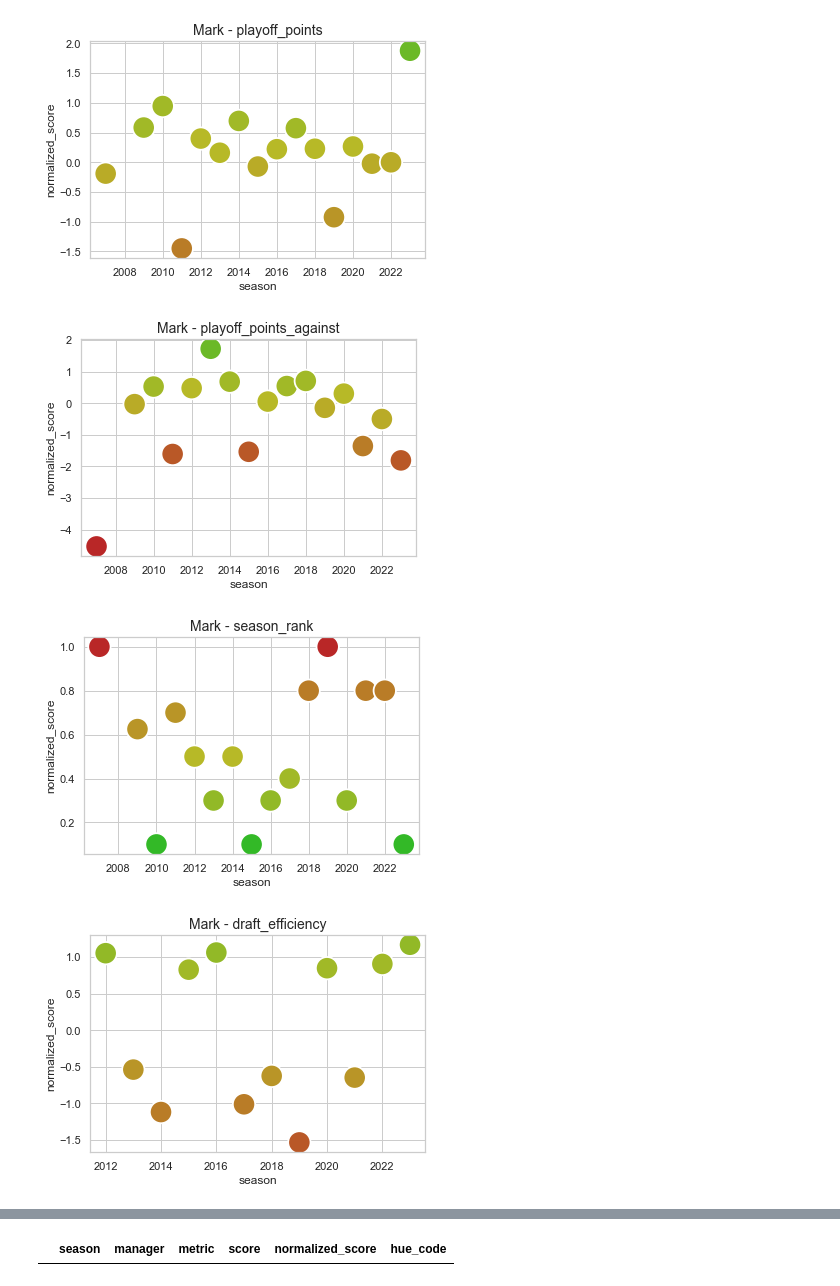
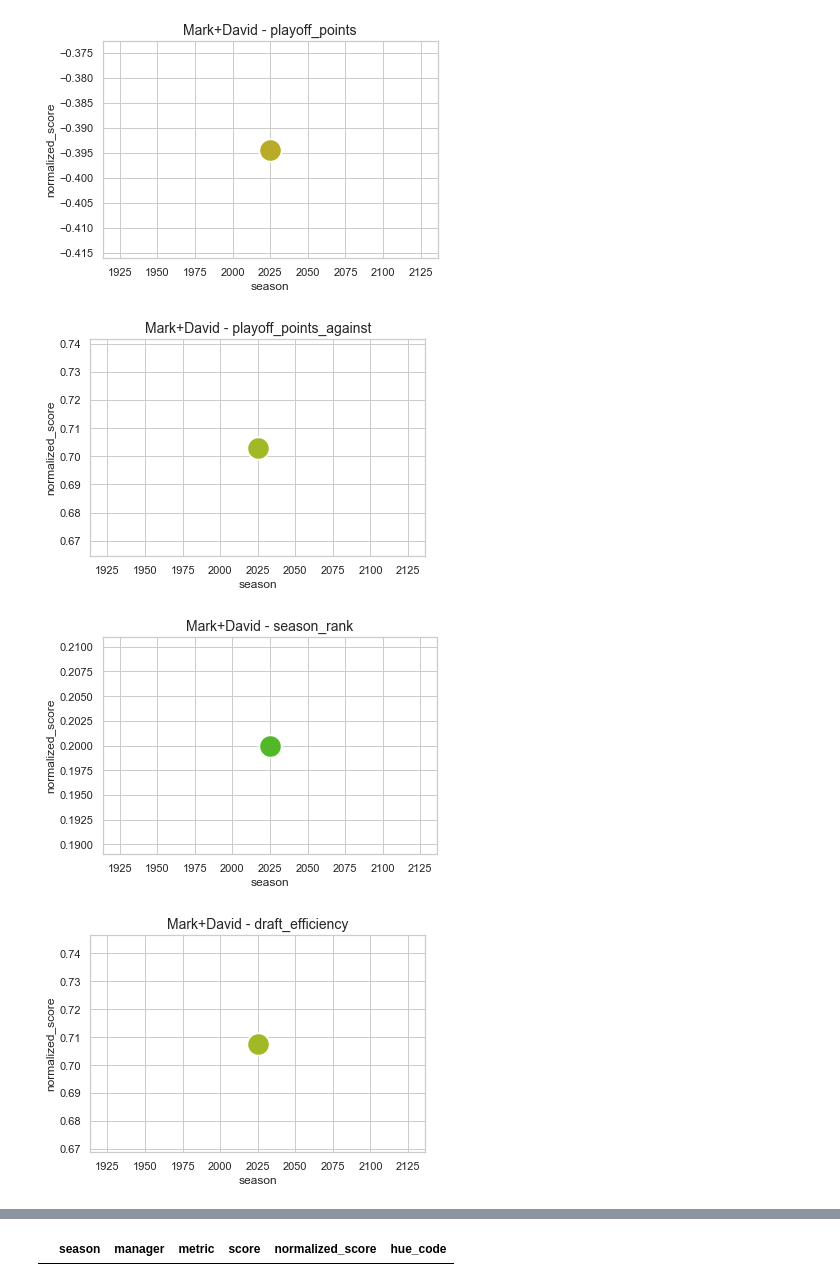
Before and after one commit to duncanjamesbell/fantasy_football_ranker, a Jupyter notebook: composite_ranks.ipynb, the cells around one changed output, grey strips where cells are left out. Saved outputs shown, nothing was run; the diff lists cells and outputs as text; code cells hidden in the pictures.

```diff
--- a/composite_ranks.ipynb
+++ b/composite_ranks.ipynb
@@ -177,5 +242,5 @@ def manager_spotlight(manager, raw_scores):
         plt.title(f"{manager} - {metric}", fontsize=title_fontsize)
         plt.show()
 # %%
-manager_spotlight('Mark',raw_scores)
+manager_spotlight('Mark+David',raw_scores)
 # %% [output]
@@ -186,4 +251,4 @@ manager_spotlight('Mark',raw_scores)
-[figure, old version]
+[figure, new version]
-[figure, old version]
+[figure, new version]
-[figure, old version]
+[figure, new version]
-[figure, old version]
+[figure, new version]
```
Also changed, not shown: parts of 4 cells of this notebook, 2 other files.
